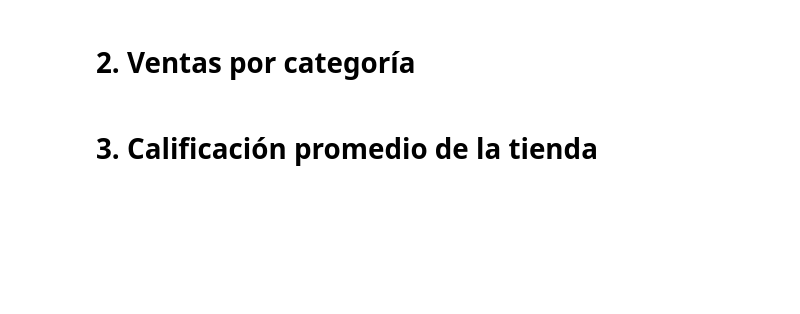
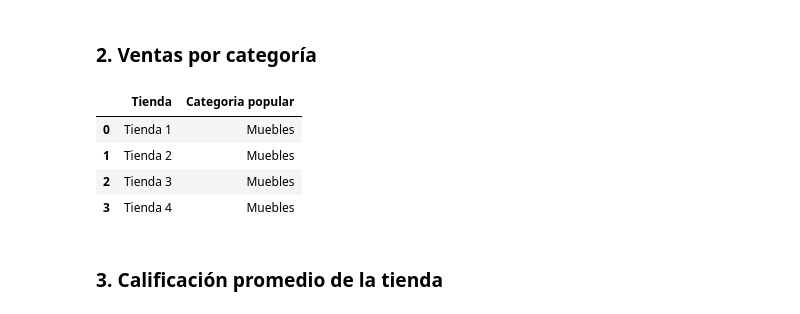
Before and after one commit to tlaxcalajuan/alura-store-challenge-jcts, a Jupyter notebook: AluraStoreLatam.ipynb, the cells around one changed output. Saved outputs shown, nothing was run; the diff lists cells and outputs as text; code cells hidden in the pictures; blank space fills up the shorter version.

```diff
--- a/AluraStoreLatam.ipynb
+++ b/AluraStoreLatam.ipynb
@@ -28,4 +58,40 @@ tienda.head()
 # %% [markdown]
-# 2. Ventas por categoría
+### 2. Ventas por categoría
+# %%
+sell_by_category_1 = tienda.groupby('Categoría del Producto').size()
+sell_by_category_2 = tienda2.groupby('Categoría del Producto').size()
+sell_by_category_3 = tienda3.groupby('Categoría del Producto').size()
+sell_by_category_4 = tienda4.groupby('Categoría del Producto').size()
+
+most_populars_1 = sell_by_category_1.sort_values(ascending=False).head()
+most_populars_2 = sell_by_category_2.sort_values(ascending=False).head()
+most_populars_3 = sell_by_category_3.sort_values(ascending=False).head()
+most_populars_4 = sell_by_category_4.sort_values(ascending=False).head()
+
+most_popular1 = sell_by_category_1.idxmax()
+most_popular2 = sell_by_category_2.idxmax()
+most_popular3 = sell_by_category_3.idxmax()
+most_popular4 = sell_by_category_4.idxmax()
+# %%
+
+categoria_popular = pd.DataFrame({
+    'Tienda': ['Tienda 1', 'Tienda 2', 'Tienda 3', 'Tienda 4'],
+    'Categoria popular': [
+        most_popular1, most_popular2, most_popular3, most_popular4
+     ]
+})
+
+#print('\n\nmas spopulares de 1:\n' + str(most_populars_1))
+#print('\n\nmas spopulares de 2:\n' + str(most_populars_2))
+#print('\n\nmas spopulares de 3:\n' + str(most_populars_3))
+#print('\n\nmas spopulares de 4:\n' + str(most_populars_4))
+
+categoria_popular
+# %% [output]
+|  | Tienda | Categoria popular |
+| 0 | Tienda 1 | Muebles |
+| 1 | Tienda 2 | Muebles |
+| 2 | Tienda 3 | Muebles |
+| 3 | Tienda 4 | Muebles |
 # %% [markdown]
-# 3. Calificación promedio de la tienda
+### 3. Calificación promedio de la tienda
```
Also changed, not shown: parts of 23 cells of this notebook.
